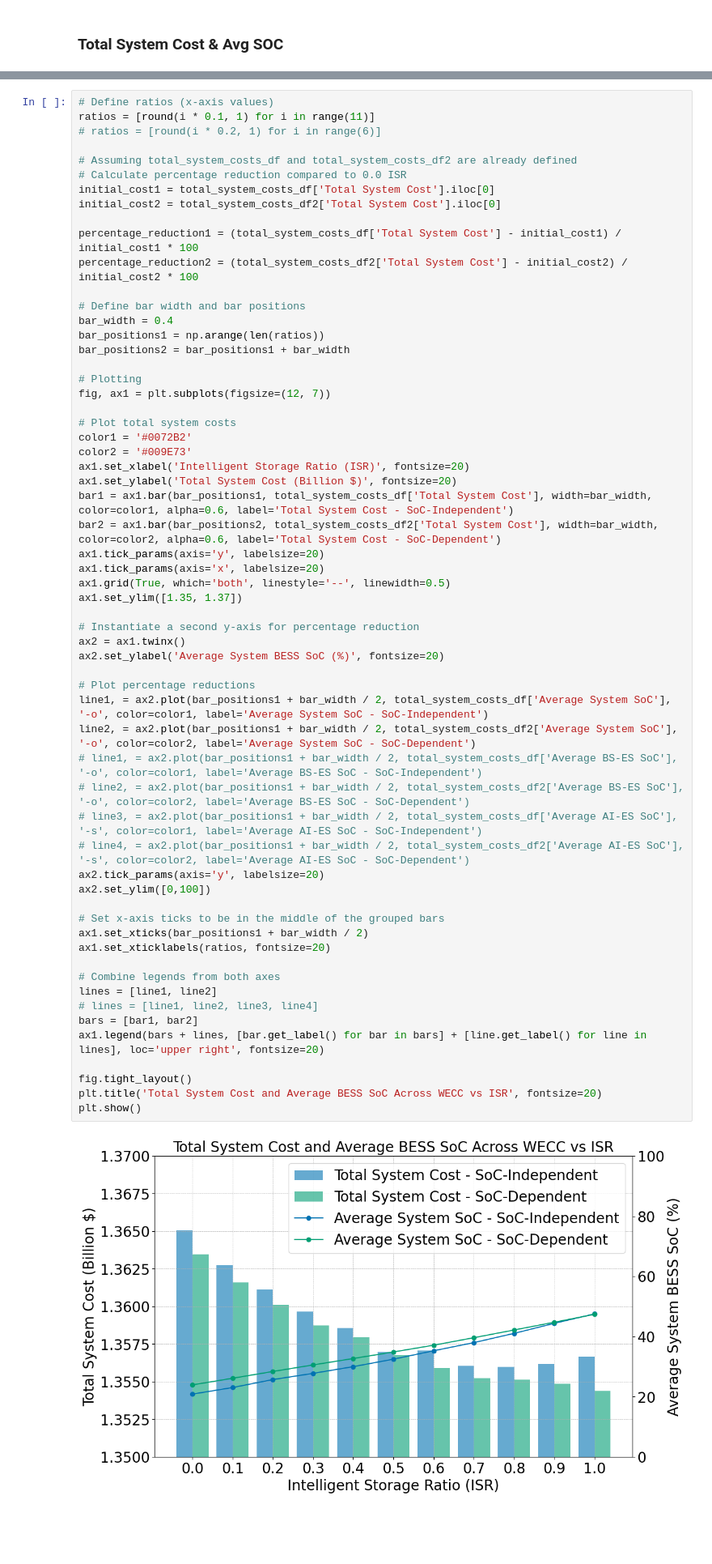
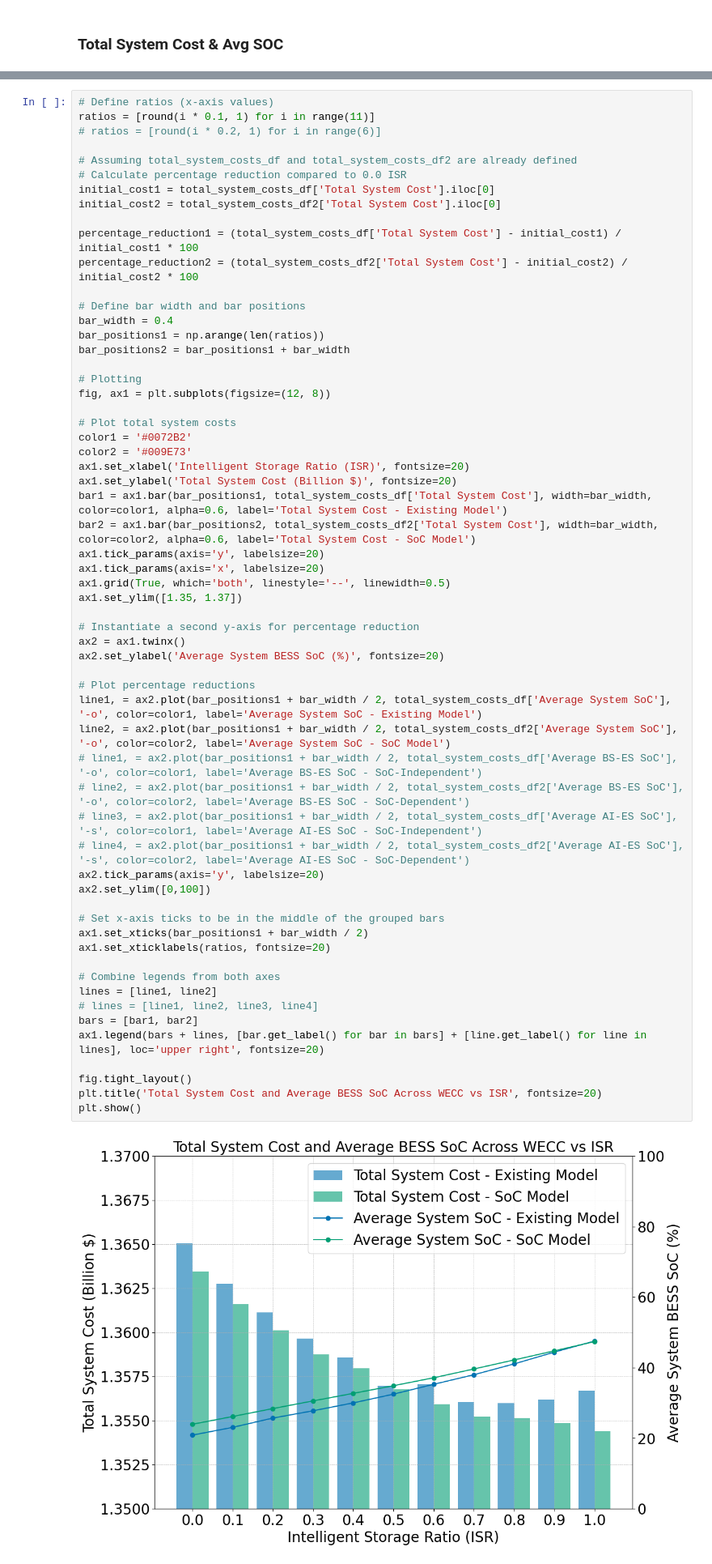
Before and after one commit to niklauskun/STESTS, a Jupyter notebook: Diagnose.ipynb, the cells around one changed output, grey strips where cells are left out. Shown at 81% size. Saved outputs shown, nothing was run; the diff lists cells and outputs as text; blank space fills up the shorter version.

```diff
--- a/Diagnose.ipynb
+++ b/Diagnose.ipynb
@@ -292,49 +342,49 @@ bar_positions1 = np.arange(len(ratios))
 bar_positions2 = bar_positions1 + bar_width
 
 # Plotting
-fig, ax1 = plt.subplots(figsize=(12, 7))
+fig, ax1 = plt.subplots(figsize=(12, 8))
 
 # Plot total system costs
 color1 = '#0072B2'
 color2 = '#009E73'
 ax1.set_xlabel('Intelligent Storage Ratio (ISR)', fontsize=20)
 ax1.set_ylabel('Total System Cost (Billion $)', fontsize=20)
-bar1 = ax1.bar(bar_positions1, total_system_costs_df['Total System Cost'], width=bar_width, color=color1, alpha=0.6, label='Total System Cost - SoC-Independent')
-bar2 = ax1.bar(bar_positions2, total_system_costs_df2['Total System Cost'], width=bar_width, color=color2, alpha=0.6, label='Total System Cost - SoC-Dependent')
+bar1 = ax1.bar(bar_positions1, total_system_costs_df['Total System Cost'], width=bar_width, color=color1, alpha=0.6, label='Total System Cost - Existing Model')
+bar2 = ax1.bar(bar_positions2, total_system_costs_df2['Total System Cost'], width=bar_width, color=color2, alpha=0.6, label='Total System Cost - SoC Model')
 ax1.tick_params(axis='y', labelsize=20)
 ax1.tick_params(axis='x', labelsize=20)
 ax1.grid(True, which='both', linestyle='--', linewidth=0.5)
 ax1.set_ylim([1.35, 1.37])
 
 # Instantiate a second y-axis for percentage reduction
 ax2 = ax1.twinx()
 ax2.set_ylabel('Average System BESS SoC (%)', fontsize=20)
 
 # Plot percentage reductions
-line1, = ax2.plot(bar_positions1 + bar_width / 2, total_system_costs_df['Average System SoC'], '-o', color=color1, label='Average System SoC - SoC-Independent')
-line2, = ax2.plot(bar_positions1 + bar_width / 2, total_system_costs_df2['Average System SoC'], '-o', color=color2, label='Average System SoC - SoC-Dependent')
+line1, = ax2.plot(bar_positions1 + bar_width / 2, total_system_costs_df['Average System SoC'], '-o', color=color1, label='Average System SoC - Existing Model')
+line2, = ax2.plot(bar_positions1 + bar_width / 2, total_system_costs_df2['Average System SoC'], '-o', color=color2, label='Average System SoC - SoC Model')
 # line1, = ax2.plot(bar_positions1 + bar_width / 2, total_system_costs_df['Average BS-ES SoC'], '-o', color=color1, label='Average BS-ES SoC - SoC-Independent')
 # line2, = ax2.plot(bar_positions1 + bar_width / 2, total_system_costs_df2['Average BS-ES SoC'], '-o', color=color2, label='Average BS-ES SoC - SoC-Dependent')
 # line3, = ax2.plot(bar_positions1 + bar_width / 2, total_system_costs_df['Average AI-ES SoC'], '-s', color=color1, label='Average AI-ES SoC - SoC-Independent')
 # line4, = ax2.plot(bar_positions1 + bar_width / 2, total_system_costs_df2['Average AI-ES SoC'], '-s', color=color2, label='Average AI-ES SoC - SoC-Dependent')
 ax2.tick_params(axis='y', labelsize=20)
 ax2.set_ylim([0,100])
 
 # Set x-axis ticks to be in the middle of the grouped bars
 ax1.set_xticks(bar_positions1 + bar_width / 2)
 ax1.set_xticklabels(ratios, fontsize=20)
 
 # Combine legends from both axes
 lines = [line1, line2]
 # lines = [line1, line2, line3, line4]
 bars = [bar1, bar2]
 ax1.legend(bars + lines, [bar.get_label() for bar in bars] + [line.get_label() for line in lines], loc='upper right', fontsize=20)
 
 fig.tight_layout()
 plt.title('Total System Cost and Average BESS SoC Across WECC vs ISR', fontsize=20)
 plt.show()
 # %% [output]
-[figure, old version]
+[figure, new version]
 # %%
 # Define ratios (x-axis values)
 ratios = [round(i * 0.1, 1) for i in range(11)]
```
Also changed, not shown: parts of 17 cells of this notebook, 7 other files.
